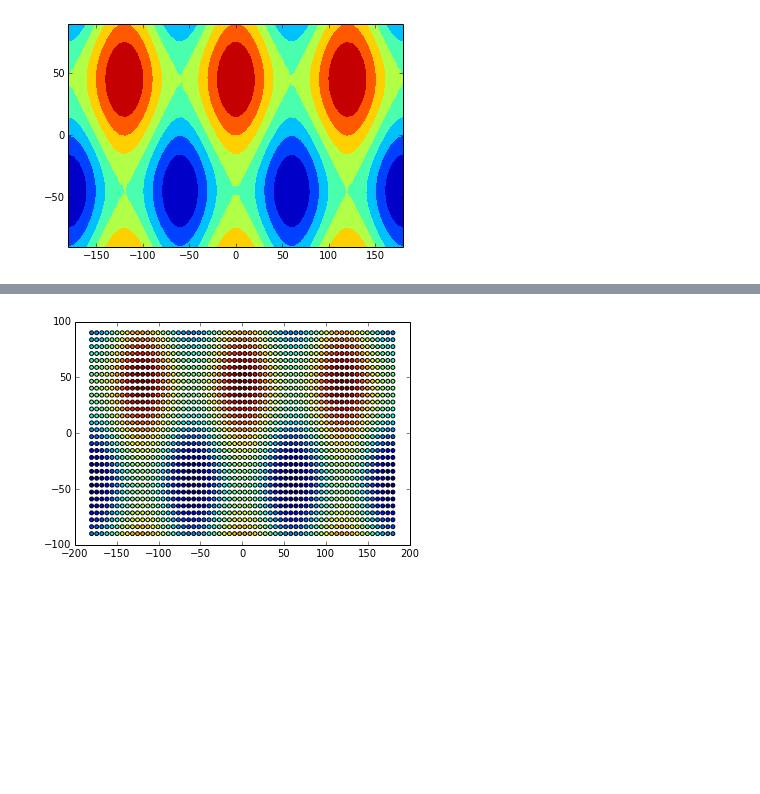
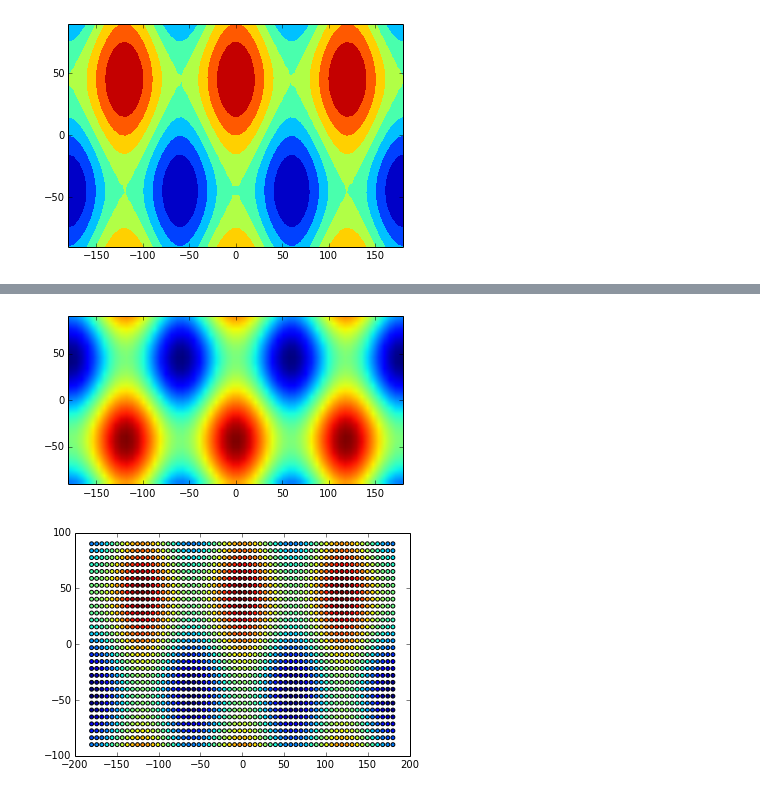
Before and after one commit to scitools-classroom/courses, a Jupyter notebook: course_content/notebooks/matplotlib_intro.ipynb, the cells around one changed output, grey strips where cells are left out. Cells and saved outputs as stored; diff of their text form; code cells hidden in the pictures; blank space fills up the shorter version.

```diff
--- a/course_content/notebooks/matplotlib_intro.ipynb
+++ b/course_content/notebooks/matplotlib_intro.ipynb
@@ -136 +139,7 @@ plt.show()
+# %%
+# Imshow is similar to a pcolor, but its vertical orientation is reversed (i.e. it would appear upside down compared with a pcolor).
+plt.imshow(data, extent=[-180, 180, -90, 90])
+plt.show()
+# %% [output]
+[figure, added]
 # %%
```
Also changed, not shown: parts of 8 cells of this notebook.
